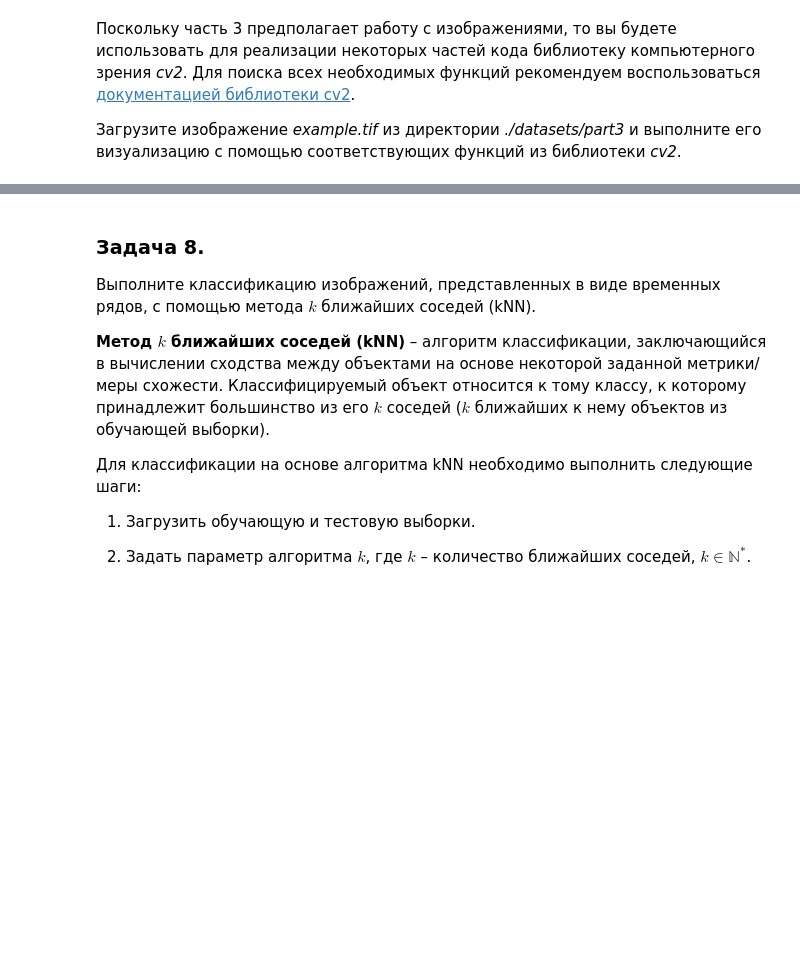
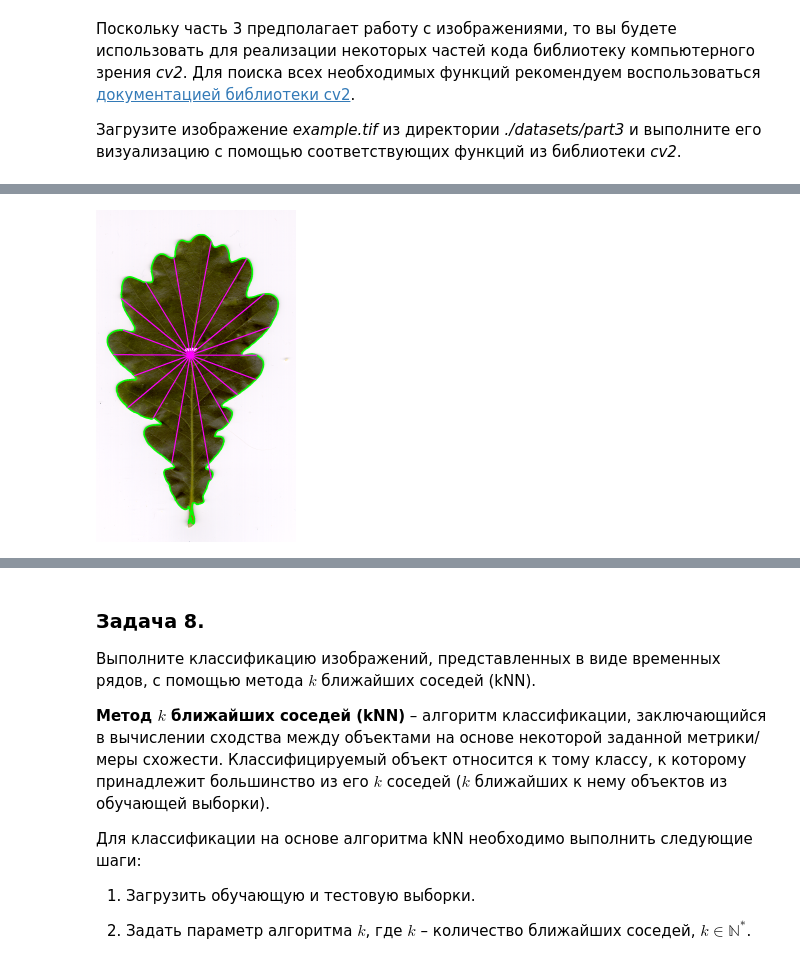
Before and after one commit to cath-iv/2024-Kozhevnikova-TimeSeriesCourse, a Jupyter notebook: practice/01 Basics/01 Basics.ipynb, the cells around one changed output, grey strips where cells are left out. Saved outputs shown, nothing was run; the diff lists cells and outputs as text; code cells hidden in the pictures; blank space fills up the shorter version.

```diff
--- a/practice/01 Basics/01 Basics.ipynb
+++ b/practice/01 Basics/01 Basics.ipynb
@@ -452,6 +476,8 @@ T = \{t_i\}_{i=1}^K,\;где \; t_i = dist(O, P_i), \; P_i \in P.
 # %%
 angle_step = 20
 visualize = True
-
-ts = image2ts(img, angle_step, visualize)
+image_ts = Image2TimeSeries(angle_step)
+ts = image_ts.convert(img, visualize)
 plot_ts(np.array([ts]), "Time series representation of image")
+# %% [output]
+[figure, added]
```
Also changed, not shown: parts of 22 cells of this notebook.
